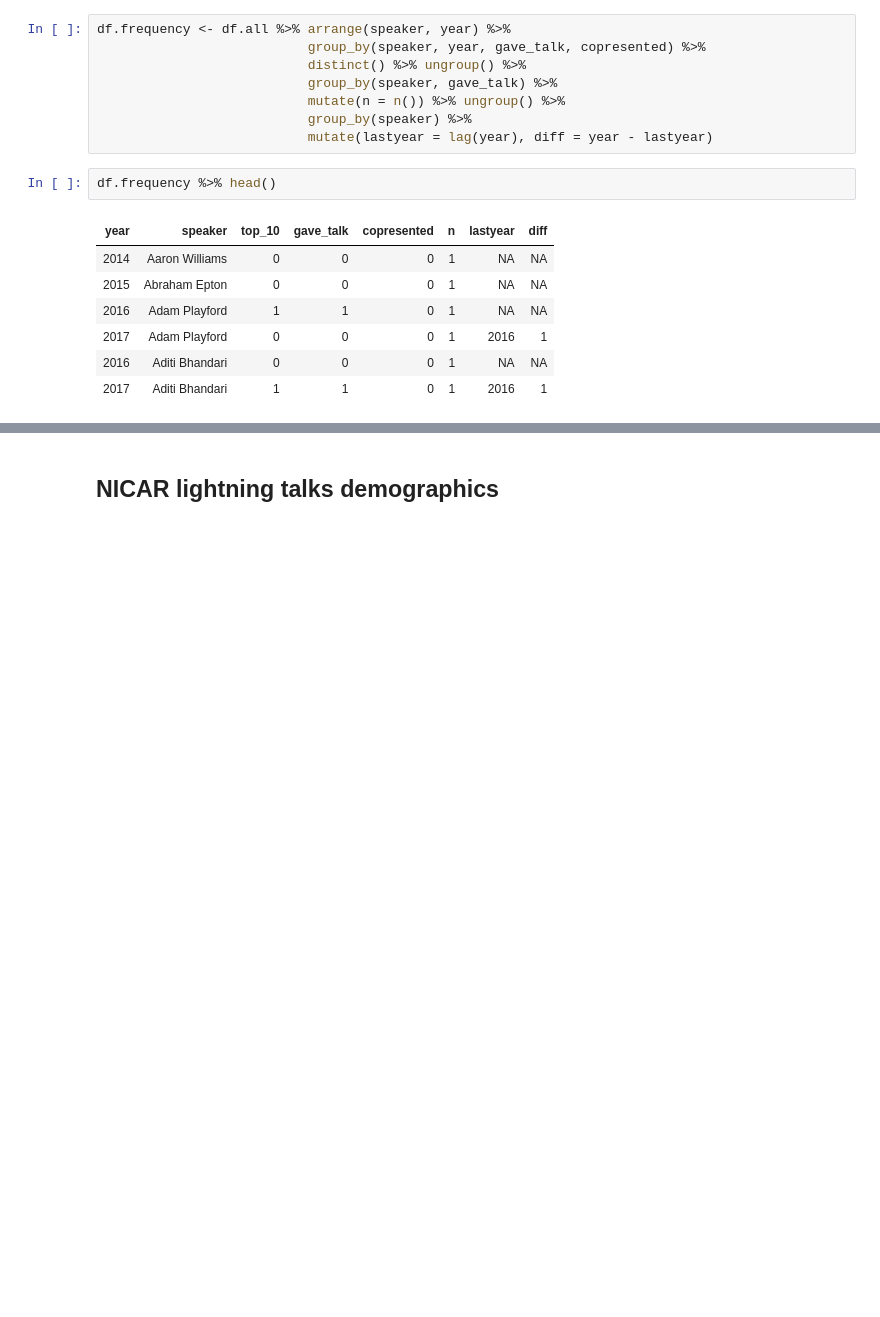
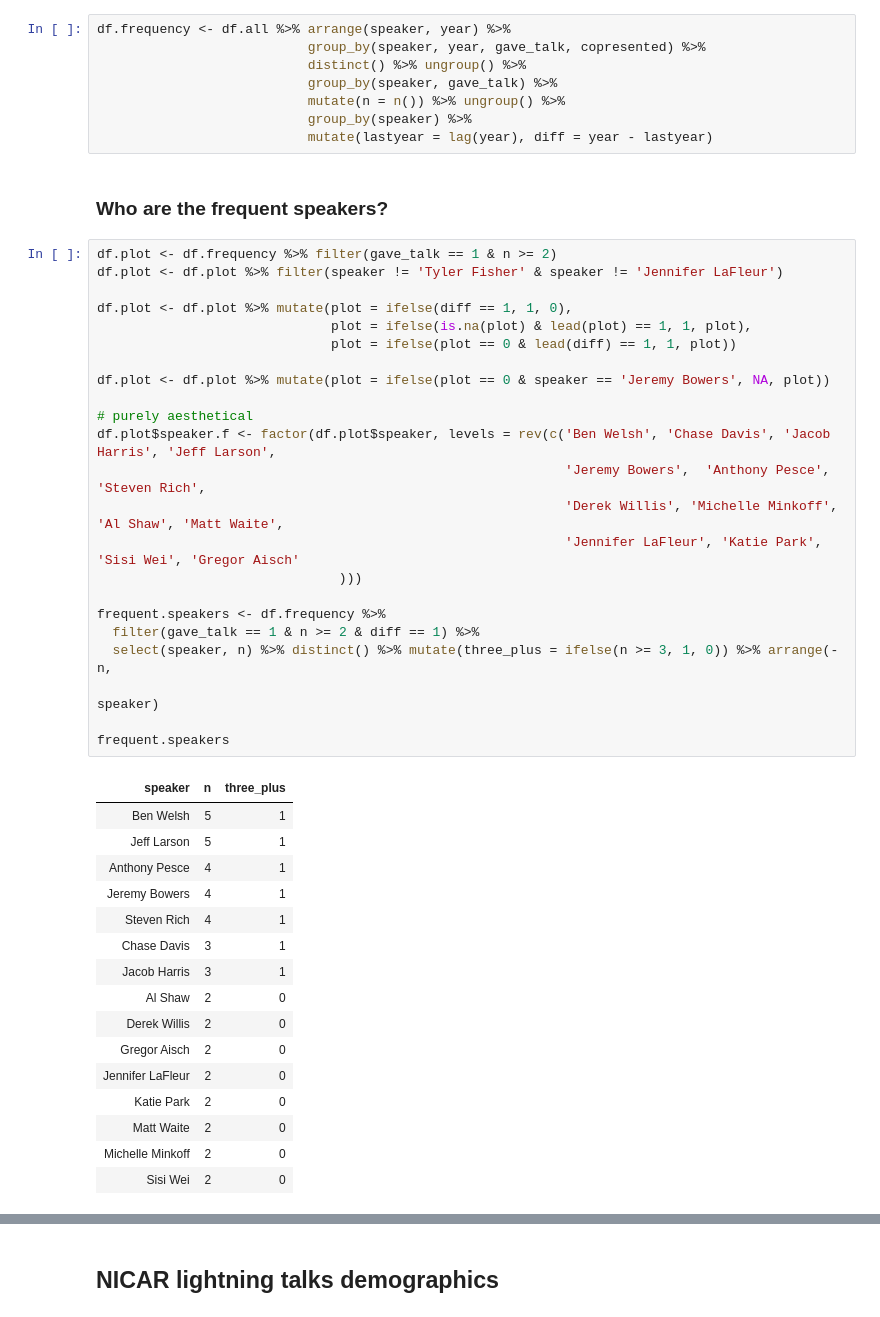
Before and after one commit to underthecurve/lightning-talks-analysis, a Jupyter notebook: analysis.ipynb, the cells around one changed output, grey strips where cells are left out. Saved outputs shown, nothing was run; the diff lists cells and outputs as text; blank space fills up the shorter version.

```diff
--- a/analysis.ipynb
+++ b/analysis.ipynb
@@ -340,13 +351,45 @@ df.frequency <- df.all %>% arrange(speaker, year) %>%
                            mutate(n = n()) %>% ungroup() %>%
                            group_by(speaker) %>%
                            mutate(lastyear = lag(year), diff = year - lastyear)
-# %%
-df.frequency %>% head()
-# %% [output]
-| year | speaker | top_10 | gave_talk | copresented | n | lastyear | diff |
-| 2014 | Aaron Williams | 0 | 0 | 0 | 1 | NA | NA |
-| 2015 | Abraham Epton | 0 | 0 | 0 | 1 | NA | NA |
-| 2016 | Adam Playford | 1 | 1 | 0 | 1 | NA | NA |
-| 2017 | Adam Playford | 0 | 0 | 0 | 1 | 2016 | 1 |
-| 2016 | Aditi Bhandari | 0 | 0 | 0 | 1 | NA | NA |
-| 2017 | Aditi Bhandari | 1 | 1 | 0 | 1 | 2016 | 1 |
+# %% [markdown]
+### Who are the frequent speakers?
+# %%
+df.plot <- df.frequency %>% filter(gave_talk == 1 & n >= 2)
+df.plot <- df.plot %>% filter(speaker != 'Tyler Fisher' & speaker != 'Jennifer LaFleur')
+
+df.plot <- df.plot %>% mutate(plot = ifelse(diff == 1, 1, 0),
+                              plot = ifelse(is.na(plot) & lead(plot) == 1, 1, plot),
+                              plot = ifelse(plot == 0 & lead(diff) == 1, 1, plot))
+
+df.plot <- df.plot %>% mutate(plot = ifelse(plot == 0 & speaker == 'Jeremy Bowers', NA, plot))
+
+# purely aesthetical
+df.plot$speaker.f <- factor(df.plot$speaker, levels = rev(c('Ben Welsh', 'Chase Davis', 'Jacob Harris', 'Jeff Larson',
+                                                            'Jeremy Bowers',  'Anthony Pesce', 'Steven Rich',
+                                                            'Derek Willis', 'Michelle Minkoff', 'Al Shaw', 'Matt Waite',
+                                                            'Jennifer LaFleur', 'Katie Park', 'Sisi Wei', 'Gregor Aisch'
+                               )))
+
+frequent.speakers <- df.frequency %>%
+  filter(gave_talk == 1 & n >= 2 & diff == 1) %>%
+  select(speaker, n) %>% distinct() %>% mutate(three_plus = ifelse(n >= 3, 1, 0)) %>% arrange(-n,
+                                                                                             speaker)
+
+frequent.speakers
+# %% [output]
+| speaker | n | three_plus |
+| Ben Welsh | 5 | 1 |
+| Jeff Larson | 5 | 1 |
+| Anthony Pesce | 4 | 1 |
+| Jeremy Bowers | 4 | 1 |
+| Steven Rich | 4 | 1 |
+| Chase Davis | 3 | 1 |
+| Jacob Harris | 3 | 1 |
+| Al Shaw | 2 | 0 |
+| Derek Willis | 2 | 0 |
+| Gregor Aisch | 2 | 0 |
+| Jennifer LaFleur | 2 | 0 |
+| Katie Park | 2 | 0 |
+| Matt Waite | 2 | 0 |
+| Michelle Minkoff | 2 | 0 |
+| Sisi Wei | 2 | 0 |
```
Also changed, not shown: parts of 5 cells of this notebook.
